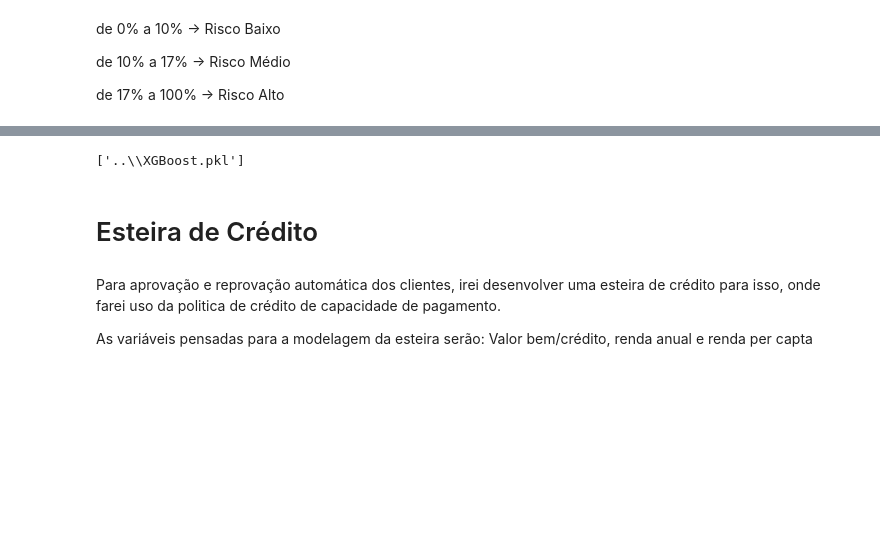
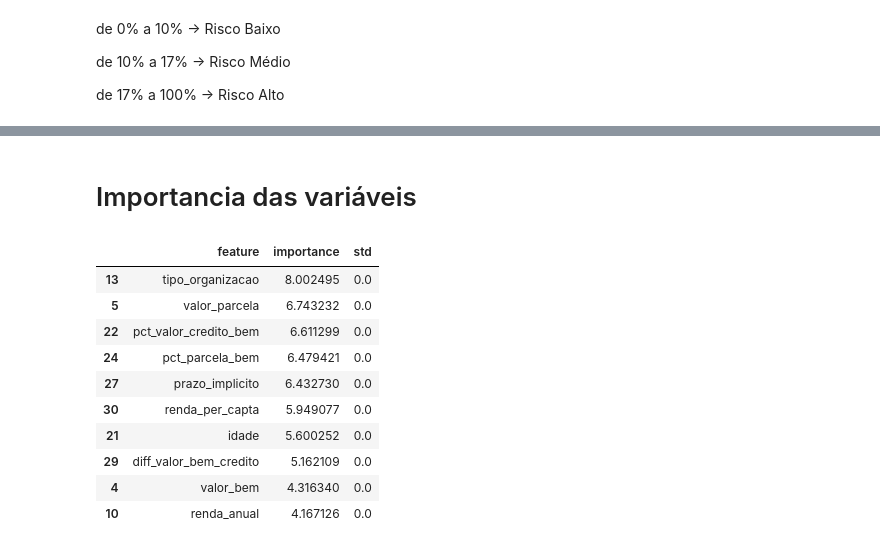
Before and after one commit to WesleySouza13/Case-WeCogno-Credit-application-, a Jupyter notebook: notebooks/03_modeling.ipynb, the cells around one changed output, grey strips where cells are left out. Cells and saved outputs as stored; diff of their text form; code cells hidden in the pictures; blank space fills up the shorter version.

```diff
--- a/notebooks/03_modeling.ipynb
+++ b/notebooks/03_modeling.ipynb
@@ -519,12 +494,2 @@ shap.summary_plot(shap_values, X_trans, feature_names=feature_names)
-# %%
-# exportando o modelo
-model_path = os.path.join('..',  'XGBoost.pkl')
-joblib.dump(Xgboost_optuna_cal, model_path)
-# %% [output]
-['..\\XGBoost.pkl']
-# %% [markdown]
-# Esteira de Crédito
-# %% [markdown]
-Para aprovação e reprovação automática dos clientes, irei desenvolver uma esteira de crédito para isso, onde farei uso da politica de crédito de capacidade de pagamento.
-
-As variáveis pensadas para a modelagem da esteira serão: Valor bem/crédito, renda anual e renda per capta
+# %% [markdown]
+# Importancia das variáveis
@@ -530,0 +505,15 @@ As variáveis pensadas para a modelagem da esteira serão: Valor bem/crédito, r
+# %%
+# top 10 features do modelo
+features_imp_df.head(10)
+# %% [output]
+|  | feature | importance | std |
+| 13 | tipo_organizacao | 8.002495 | 0.0 |
+| 5 | valor_parcela | 6.743232 | 0.0 |
+| 22 | pct_valor_credito_bem | 6.611299 | 0.0 |
+| 24 | pct_parcela_bem | 6.479421 | 0.0 |
+| 27 | prazo_implicito | 6.432730 | 0.0 |
+| 30 | renda_per_capta | 5.949077 | 0.0 |
+| 21 | idade | 5.600252 | 0.0 |
+| 29 | diff_valor_bem_credito | 5.162109 | 0.0 |
+| 4 | valor_bem | 4.316340 | 0.0 |
+| 10 | renda_anual | 4.167126 | 0.0 |
```
Also changed, not shown: parts of 32 cells of this notebook, 21 other files.
